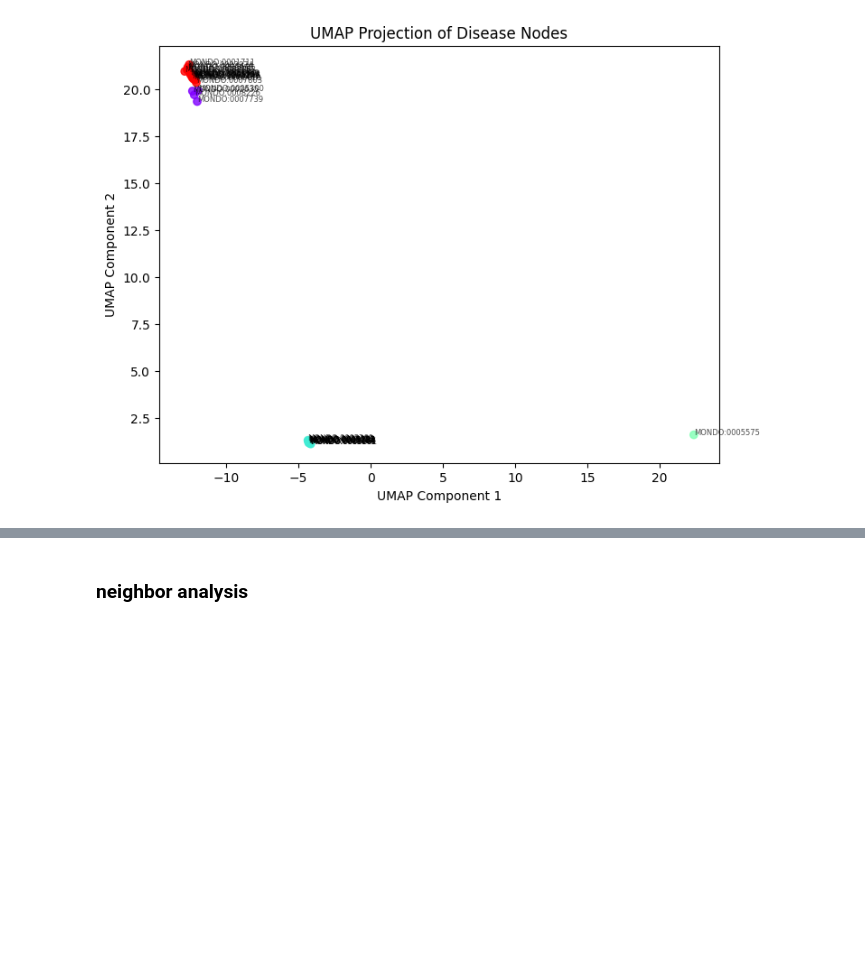
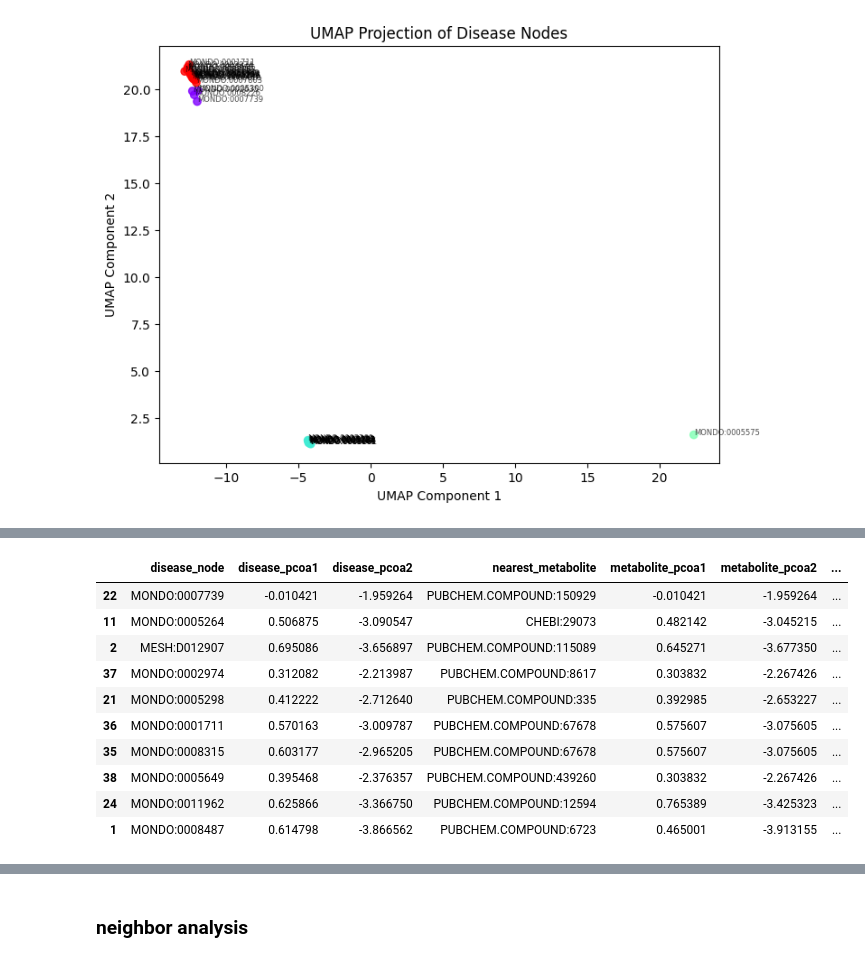
Before and after one commit to lucyzhang95/Network_Analysis, a Jupyter notebook: graph_network_analysis.ipynb, the cells around one changed output, grey strips where cells are left out. Saved outputs shown, nothing was run; the diff lists cells and outputs as text; code cells hidden in the pictures; blank space fills up the shorter version.

```diff
--- a/graph_network_analysis.ipynb
+++ b/graph_network_analysis.ipynb
@@ -1141,0 +1213,35 @@ plt.show()
+# %%
+from scipy.spatial.distance import cdist
+
+diseases_df = pcoa_df[pcoa_df['type'] == 'disease'].reset_index(drop=True)
+metabolites_df = pcoa_df[pcoa_df['type'] == 'metabolite'].reset_index(drop=True)
+
+distances = cdist(diseases_df[['PCoA1', 'PCoA2']], metabolites_df[['PCoA1', 'PCoA2']], metric='euclidean')
+
+nearest_metabolites_idx = distances.argmin(axis=1)
+nearest_metabolites = metabolites_df.iloc[nearest_metabolites_idx].reset_index(drop=True)
+
+disease_metabolite_info = pd.DataFrame({
+    'disease_node': diseases_df['node'],
+    'disease_pcoa1': diseases_df['PCoA1'],
+    'disease_pcoa2': diseases_df['PCoA2'],
+    'nearest_metabolite': nearest_metabolites['node'],
+    'metabolite_pcoa1': nearest_metabolites['PCoA1'],
+    'metabolite_pcoa2': nearest_metabolites['PCoA2'],
+    'distance': distances.min(axis=1)  # distance between disease and nearest metabolite
+})
+
+# show the closest pairs of diseases and metabolites
+disease_metabolite_info.sort_values(by='distance').head(10)
+# %% [output]
+|  | disease_node | disease_pcoa1 | disease_pcoa2 | nearest_metabolite | metabolite_pcoa1 | metabolite_pcoa2 | ... |
+| 22 | MONDO:0007739 | -0.010421 | -1.959264 | PUBCHEM.COMPOUND:150929 | -0.010421 | -1.959264 | ... |
+| 11 | MONDO:0005264 | 0.506875 | -3.090547 | CHEBI:29073 | 0.482142 | -3.045215 | ... |
+| 2 | MESH:D012907 | 0.695086 | -3.656897 | PUBCHEM.COMPOUND:115089 | 0.645271 | -3.677350 | ... |
+| 37 | MONDO:0002974 | 0.312082 | -2.213987 | PUBCHEM.COMPOUND:8617 | 0.303832 | -2.267426 | ... |
+| 21 | MONDO:0005298 | 0.412222 | -2.712640 | PUBCHEM.COMPOUND:335 | 0.392985 | -2.653227 | ... |
+| 36 | MONDO:0001711 | 0.570163 | -3.009787 | PUBCHEM.COMPOUND:67678 | 0.575607 | -3.075605 | ... |
+| 35 | MONDO:0008315 | 0.603177 | -2.965205 | PUBCHEM.COMPOUND:67678 | 0.575607 | -3.075605 | ... |
+| 38 | MONDO:0005649 | 0.395468 | -2.376357 | PUBCHEM.COMPOUND:439260 | 0.303832 | -2.267426 | ... |
+| 24 | MONDO:0011962 | 0.625866 | -3.366750 | PUBCHEM.COMPOUND:12594 | 0.765389 | -3.425323 | ... |
+| 1 | MONDO:0008487 | 0.614798 | -3.866562 | PUBCHEM.COMPOUND:6723 | 0.465001 | -3.913155 | ... |
```
Also changed, not shown: parts of 9 cells of this notebook.
